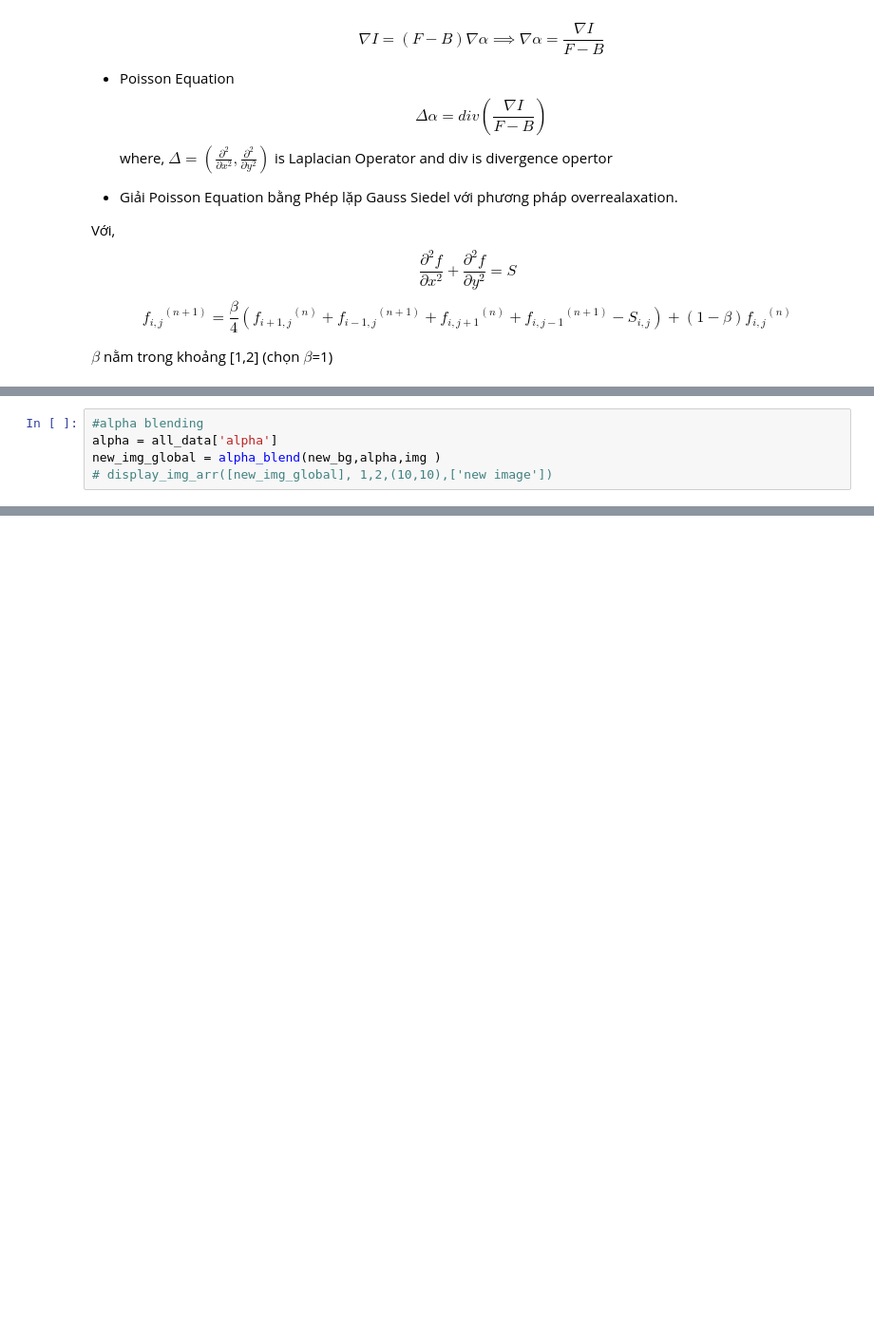
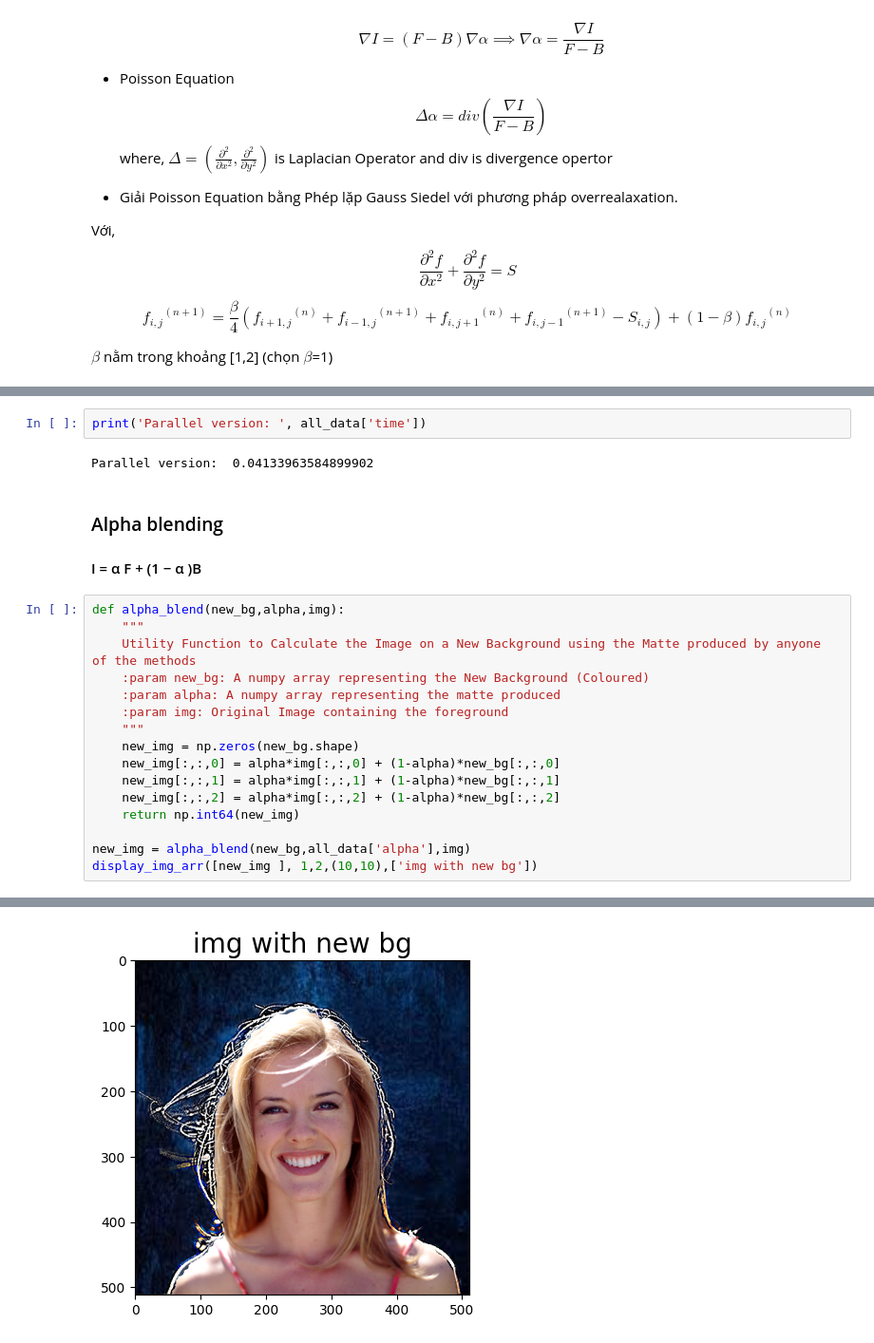
Before and after one commit to ntminh981/ApplyParallelProgramming_Group5, a Jupyter notebook: parallel/PoissionMatting_Parallel.ipynb, the cells around one changed output, grey strips where cells are left out. Shown at 95% size. Drawn from its saved outputs; the diff is of its cells as text; blank space fills up the shorter version.

```diff
--- a/parallel/PoissionMatting_Parallel.ipynb
+++ b/parallel/PoissionMatting_Parallel.ipynb
@@ -382,5 +395,0 @@ display_img_arr([new_img ], 1,2,(10,10),['img with new bg'])
-# %%
-#alpha blending
-alpha = all_data['alpha']
-new_img_global = alpha_blend(new_bg,alpha,img )
-# display_img_arr([new_img_global], 1,2,(10,10),['new image'])
@@ -386,0 +413,25 @@ new_img_global = alpha_blend(new_bg,alpha,img )
+# %%
+print('Parallel version: ', all_data['time'])
+# %% [output]
+Parallel version:  0.04133963584899902
+# %% [markdown]
+### Alpha blending
+
+#### I = α F + (1 − α )B
+# %%
+def alpha_blend(new_bg,alpha,img):
+    """
+    Utility Function to Calculate the Image on a New Background using the Matte produced by anyone of the methods
+    :param new_bg: A numpy array representing the New Background (Coloured)
+    :param alpha: A numpy array representing the matte produced
+    :param img: Original Image containing the foreground
+    """
+    new_img = np.zeros(new_bg.shape)
+    new_img[:,:,0] = alpha*img[:,:,0] + (1-alpha)*new_bg[:,:,0]
+    new_img[:,:,1] = alpha*img[:,:,1] + (1-alpha)*new_bg[:,:,1]
+    new_img[:,:,2] = alpha*img[:,:,2] + (1-alpha)*new_bg[:,:,2]
+    return np.int64(new_img)
+
+new_img = alpha_blend(new_bg,all_data['alpha'],img)
+display_img_arr([new_img ], 1,2,(10,10),['img with new bg'])
+# %% [output]
@@ -386,0 +439 @@ new_img_global = alpha_blend(new_bg,alpha,img )
+[figure, added]
```
Also changed, not shown: parts of 13 cells of this notebook.
